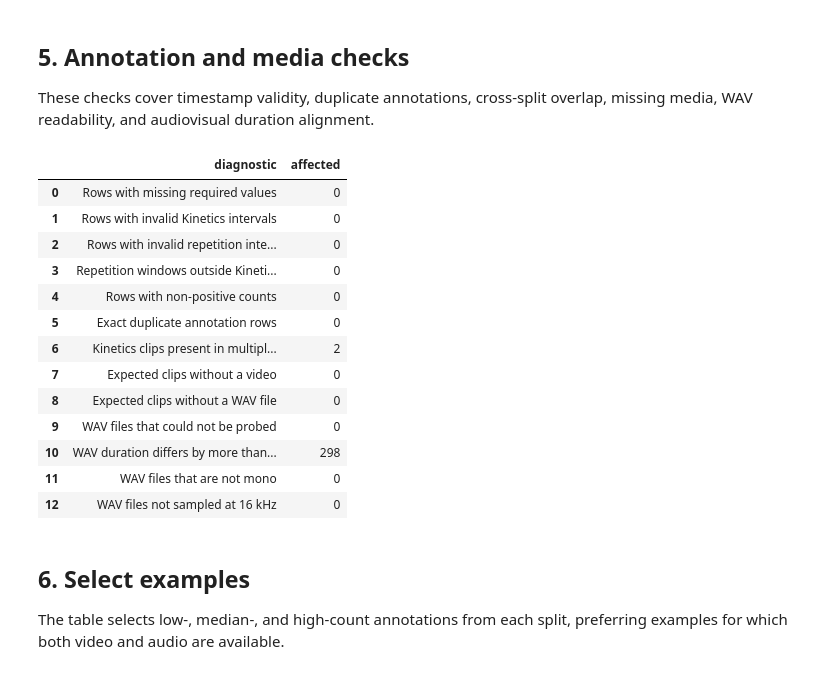
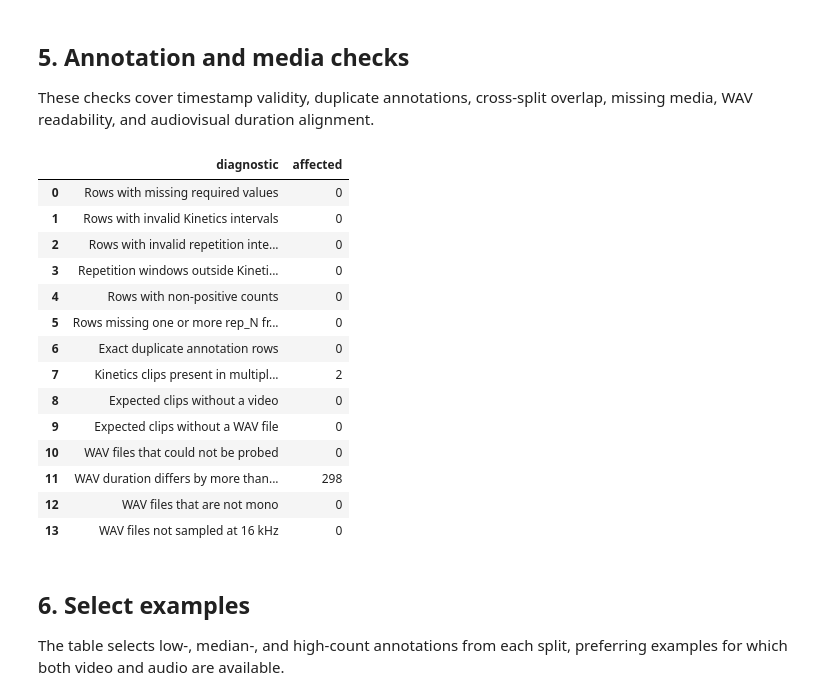
Before and after one commit to ciampluca/audiovisual-video-repetition-counting, a Jupyter notebook: data/CountixAV/countixav_data_explorer.ipynb, the cells around one changed output. Cells and saved outputs as stored; diff of their text form; code cells hidden in the pictures.

```diff
--- a/data/CountixAV/countixav_data_explorer.ipynb
+++ b/data/CountixAV/countixav_data_explorer.ipynb
@@ -510,6 +510,27 @@ repetition_outside_kinetics = (
 invalid_count = annotations["count"].le(0) | annotations["count"].isna()
 clip_split_counts = annotations.groupby("clip_stem", observed=True)["split"].nunique()
 
+def missing_repetition_intervals(row):
+    if pd.isna(row["count"]) or row["count"] <= 0:
+        return True
+    for index in range(1, int(round(row["count"])) + 1):
+        start_key = f"rep_{index}_start_frame"
+        end_key = f"rep_{index}_end_frame"
+        if (
+            start_key not in row.index
+            or end_key not in row.index
+            or pd.isna(row[start_key])
+            or pd.isna(row[end_key])
+        ):
+            return True
+    return False
+
+
+rows_missing_repetition_intervals = annotations.apply(
+    missing_repetition_intervals, axis=1
+)
+
+
 checks = pd.DataFrame(
     {
         "diagnostic": [
@@ -518,6 +539,7 @@ checks = pd.DataFrame(
             "Rows with invalid repetition intervals",
             "Repetition windows outside Kinetics bounds",
             "Rows with non-positive counts",
+            "Rows missing one or more rep_N frame intervals",
             "Exact duplicate annotation rows",
             "Kinetics clips present in multiple splits",
             "Expected clips without a video",
@@ -533,6 +555,7 @@ checks = pd.DataFrame(
             int(invalid_repetition.sum()),
             int(repetition_outside_kinetics.sum()),
             int(invalid_count.sum()),
+            int(rows_missing_repetition_intervals.sum()),
             int(annotations.duplicated(subset=REQUIRED_COLUMNS).sum()),
             int(clip_split_counts.gt(1).sum()),
             int((~media_inventory["video_available"]).sum()),
@@ -542,41 +565,42 @@ checks = pd.DataFrame(
             int(available_audio["channels"].ne(1).sum()),
             int(available_audio["sample_rate_hz"].ne(16000).sum()),
         ],
     }
 )
 display(checks)
 
 missing_videos = media_inventory.loc[
     ~media_inventory["video_available"], ["clip_stem"]
 ].reset_index(drop=True)
 missing_audios = media_inventory.loc[
     ~media_inventory["audio_available"], ["clip_stem"]
 ].reset_index(drop=True)
 audio_duration_mismatches = media_inventory.loc[
     media_inventory["absolute_audio_duration_error_sec"].gt(0.25),
     [
         "clip_stem",
         "expected_duration_sec",
         "audio_duration_sec",
         "audio_duration_error_sec",
         "audio_path",
     ],
 ].reset_index(drop=True)
 # %% [output]
 |  | diagnostic | affected |
 | 0 | Rows with missing required values | 0 |
 | 1 | Rows with invalid Kinetics intervals | 0 |
 | 2 | Rows with invalid repetition inte... | 0 |
 | 3 | Repetition windows outside Kineti... | 0 |
 | 4 | Rows with non-positive counts | 0 |
-| 5 | Exact duplicate annotation rows | 0 |
-| 6 | Kinetics clips present in multipl... | 2 |
-| 7 | Expected clips without a video | 0 |
-| 8 | Expected clips without a WAV file | 0 |
-| 9 | WAV files that could not be probed | 0 |
-| 10 | WAV duration differs by more than... | 298 |
-| 11 | WAV files that are not mono | 0 |
-| 12 | WAV files not sampled at 16 kHz | 0 |
+| 5 | Rows missing one or more rep_N fr... | 0 |
+| 6 | Exact duplicate annotation rows | 0 |
+| 7 | Kinetics clips present in multipl... | 2 |
+| 8 | Expected clips without a video | 0 |
+| 9 | Expected clips without a WAV file | 0 |
+| 10 | WAV files that could not be probed | 0 |
+| 11 | WAV duration differs by more than... | 298 |
+| 12 | WAV files that are not mono | 0 |
+| 13 | WAV files not sampled at 16 kHz | 0 |
 # %% [markdown]
 ## 6. Select examples
 
```
Also changed, not shown: parts of 3 cells of this notebook, 29 other files.
